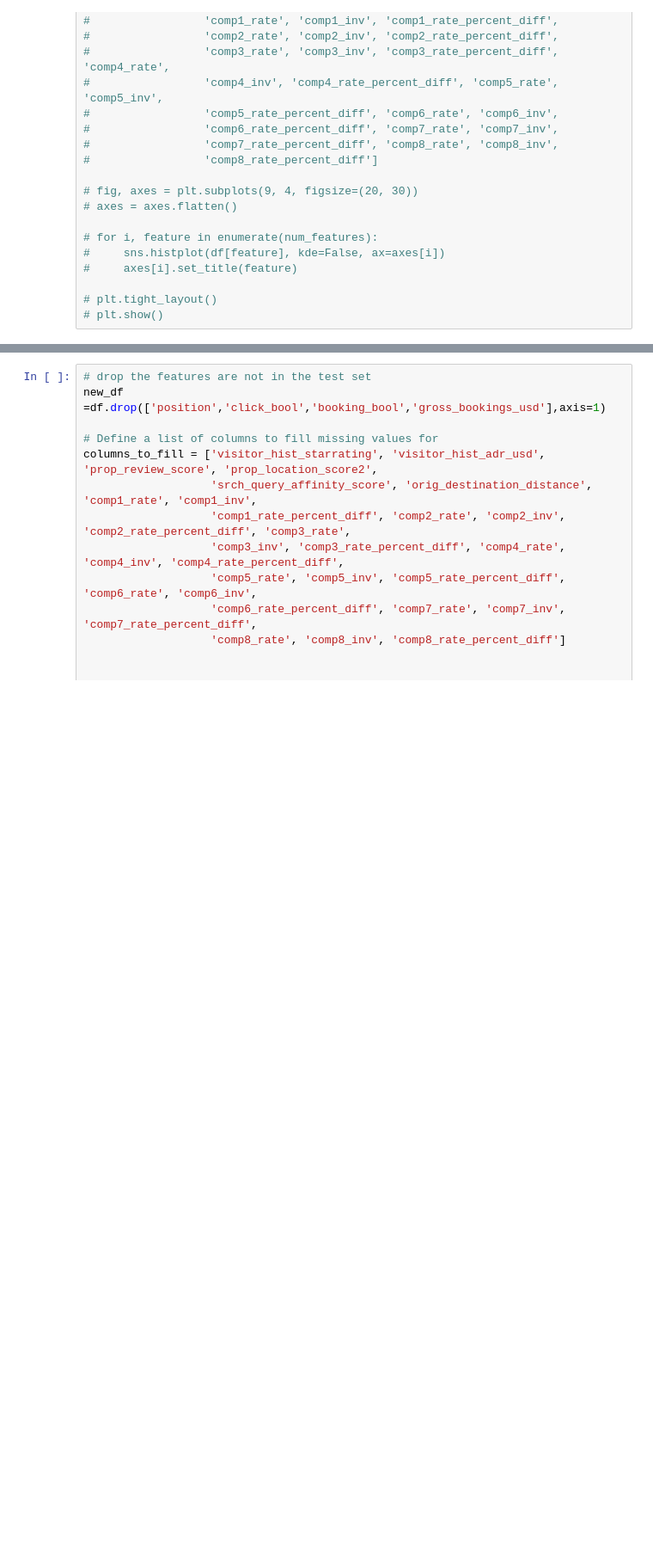
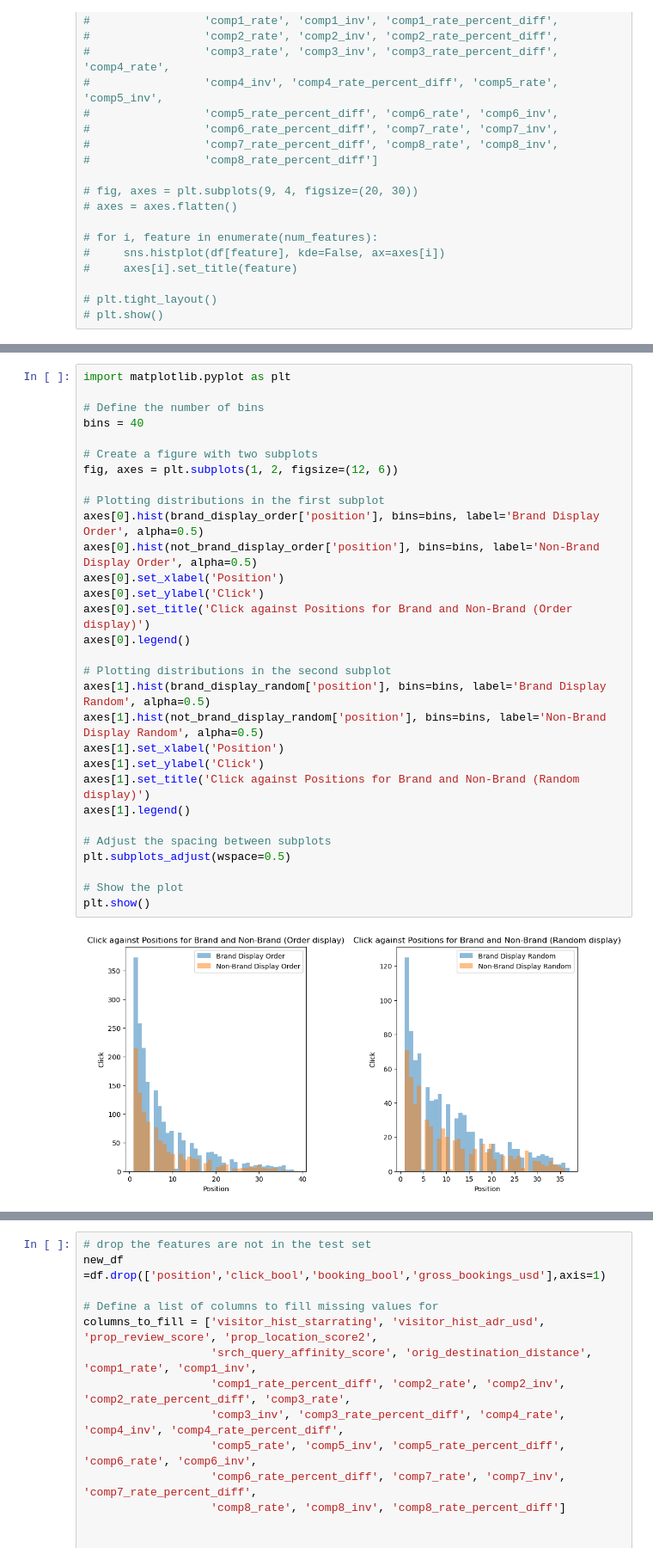
Before and after one commit to Mohammed-majeed/DMT_assignment2, a Jupyter notebook: DMT_assignment2.ipynb, the cells around one changed output, grey strips where cells are left out. Shown at 86% size. Cells and saved outputs as stored; diff of their text form; blank space fills up the shorter version.

```diff
--- a/DMT_assignment2.ipynb
+++ b/DMT_assignment2.ipynb
@@ -98,0 +262,32 @@ plt.show()
+# %%
+import matplotlib.pyplot as plt
+
+# Define the number of bins
+bins = 40
+
+# Create a figure with two subplots
+fig, axes = plt.subplots(1, 2, figsize=(12, 6))
+
+# Plotting distributions in the first subplot
+axes[0].hist(brand_display_order['position'], bins=bins, label='Brand Display Order', alpha=0.5)
+axes[0].hist(not_brand_display_order['position'], bins=bins, label='Non-Brand Display Order', alpha=0.5)
+axes[0].set_xlabel('Position')
+axes[0].set_ylabel('Click')
+axes[0].set_title('Click against Positions for Brand and Non-Brand (Order display)')
+axes[0].legend()
+
+# Plotting distributions in the second subplot
+axes[1].hist(brand_display_random['position'], bins=bins, label='Brand Display Random', alpha=0.5)
+axes[1].hist(not_brand_display_random['position'], bins=bins, label='Non-Brand Display Random', alpha=0.5)
+axes[1].set_xlabel('Position')
+axes[1].set_ylabel('Click')
+axes[1].set_title('Click against Positions for Brand and Non-Brand (Random display)')
+axes[1].legend()
+
+# Adjust the spacing between subplots
+plt.subplots_adjust(wspace=0.5)
+
+# Show the plot
+plt.show()
+# %% [output]
+[figure, added]
```
Also changed, not shown: parts of 19 cells of this notebook.
